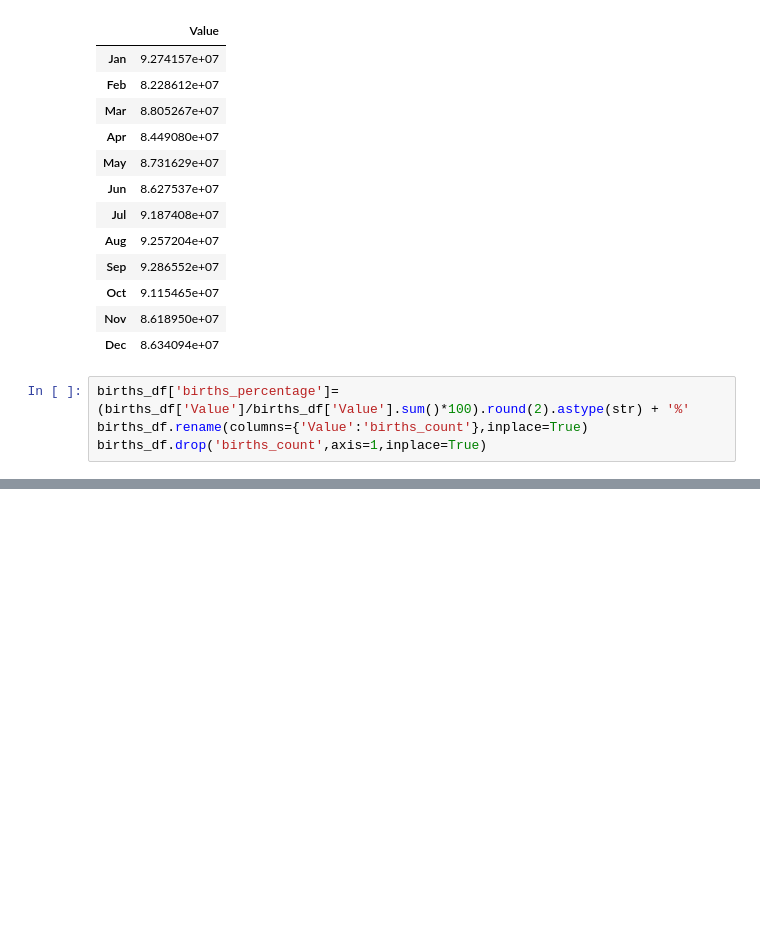
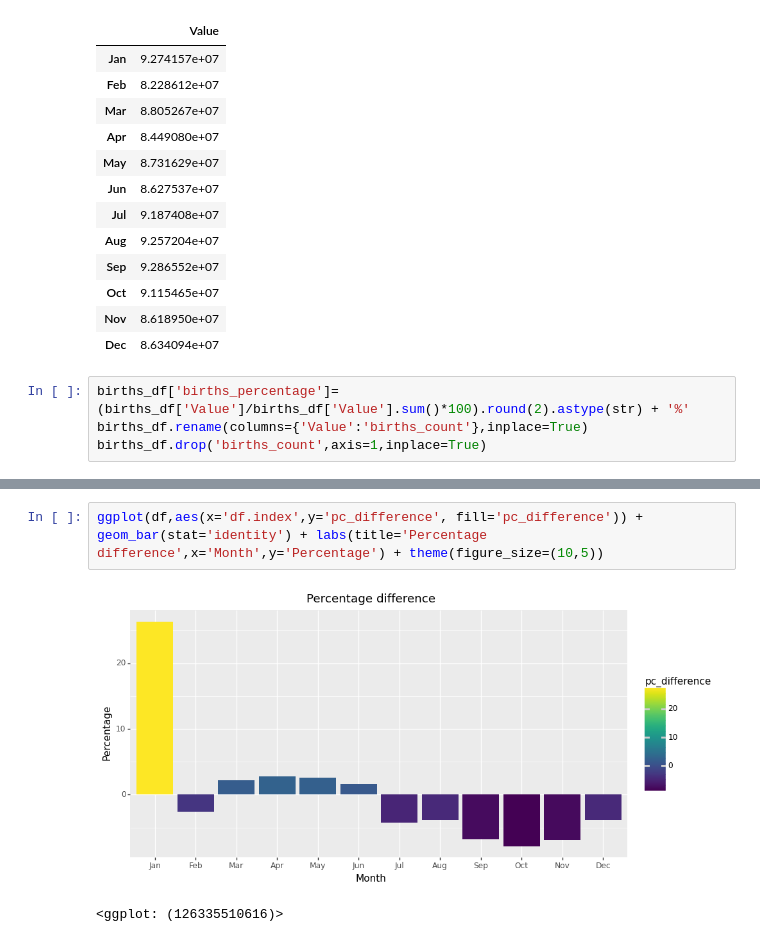
Before and after one commit to OjasSB/DS105, a Jupyter notebook: GP.ipynb, the cells around one changed output, grey strips where cells are left out. Drawn from its saved outputs; the diff is of its cells as text; blank space fills up the shorter version.

```diff
--- a/GP.ipynb
+++ b/GP.ipynb
@@ -250,0 +262,5 @@ from plotnine import *
+# %%
+ggplot(df,aes(x='df.index',y='pc_difference', fill='pc_difference')) + geom_bar(stat='identity') + labs(title='Percentage difference',x='Month',y='Percentage') + theme(figure_size=(10,5))
+# %% [output]
+[figure, added]
+<ggplot: (126335510616)>
```
Also changed, not shown: parts of 10 cells of this notebook.
